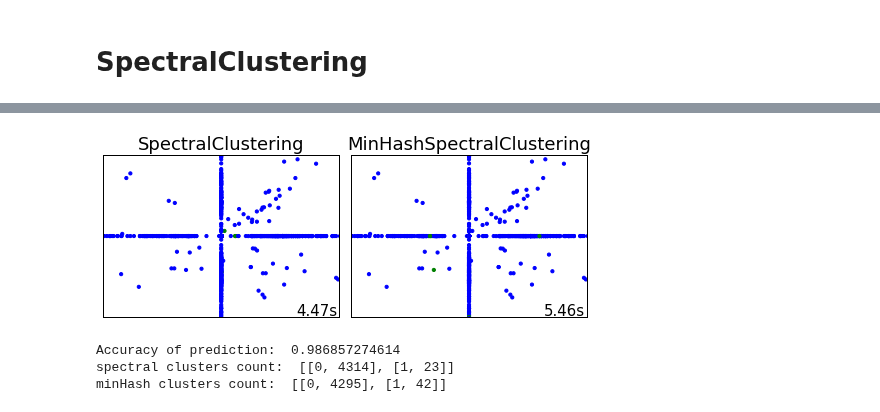
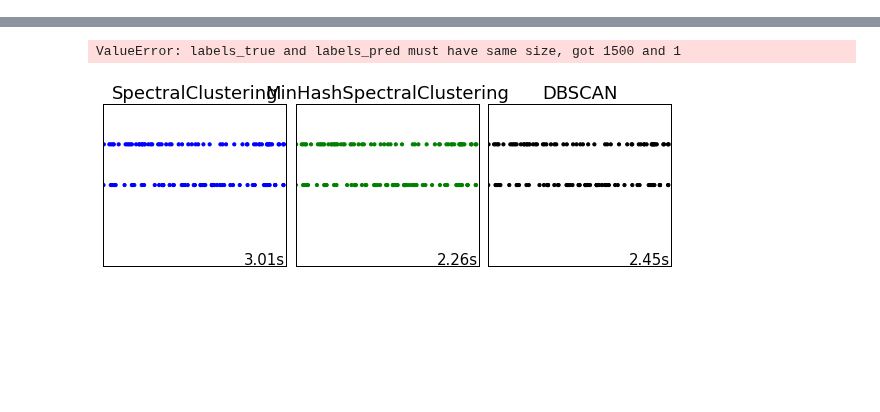
Before and after one commit to joachimwolff/sparse-neighbors-search, a Jupyter notebook: example/SpectralClustering.ipynb, the cells around one changed output, grey strips where cells are left out. Cells and saved outputs as stored; diff of their text form; code cells hidden in the pictures; blank space fills up the shorter version.

```diff
--- a/example/SpectralClustering.ipynb
+++ b/example/SpectralClustering.ipynb
@@ -1,2 +0,0 @@
-# %% [markdown]
-# SpectralClustering
@@ -23,24 +55,25 @@ from sklearn.preprocessing import StandardScaler
 from sklearn.random_projection import SparseRandomProjection
 
 from neighborsMinHash.clustering import MinHashSpectralClustering
+from neighborsMinHash.clustering import MinHashDBSCAN
 
 
 np.random.seed(0)
 
 # Generate datasets. We choose the size big enough to see the scalability
 # of the algorithms, but not too big to avoid too long running times
-n_samples = 1500
-noisy_circles = datasets.make_circles(n_samples=n_samples, factor=.5,
-                                      noise=.05)
-noisy_moons = datasets.make_moons(n_samples=n_samples, noise=.05)
-blobs = datasets.make_blobs(n_samples=n_samples, random_state=8)
-no_structure = np.random.rand(n_samples, 2), None
+# n_samples = 1500
+# noisy_circles = datasets.make_circles(n_samples=n_samples, factor=.5,
+#                                       noise=.05)
+# noisy_moons = datasets.make_moons(n_samples=n_samples, noise=.05)
+# blobs = datasets.make_blobs(n_samples=n_samples, random_state=8)
+# no_structure = np.random.rand(n_samples, 2), None
 
 colors = np.array([x for x in 'bgrcmykbgrcmykbgrcmykbgrcmyk'])
 colors = np.hstack([colors] * 20)
 
 clustering_names = [
-    'SpectralClustering', 'MinHashSpectralClustering']
+    'SpectralClustering', 'MinHashSpectralClustering', 'DBSCAN', 'MinHashDBSCAN']
 
 plt.figure(figsize=(len(clustering_names) * 2 + 3, 9.5))
 plt.subplots_adjust(left=.02, right=.98, bottom=.001, top=.96, wspace=.05,
@@ -48,11 +81,10 @@ plt.subplots_adjust(left=.02, right=.98, bottom=.001, top=.96, wspace=.05,
 
 plot_num = 1
 
-datasets = [noisy_circles, noisy_moons, blobs, no_structure]
+# datasets = [noisy_circles, noisy_moons, blobs, no_structure]
 #for i_dataset, dataset in enumerate(datasets):
 #X, y = dataset
-X = datasetBursi
-y = None
+X = data_sparse
 # normalize dataset for easier parameter selection
 #X = StandardScaler().fit_transform(X)
 
@@ -75,7 +107,9 @@ spectral = cluster.SpectralClustering(n_clusters=2,
 minHashSpectral = MinHashSpectralClustering(n_clusters=2,
                                       eigen_solver='arpack', n_neighbors=4)
 
-dbscan = cluster.DBSCAN(eps=.2)
+dbscanMinHash = MinHashDBSCAN(eps=.2)
+dbscan = cluster.DBSCAN(eps=.2, metric="euclidean")
+
 affinity_propagation = cluster.AffinityPropagation(damping=.9,
                                                    preference=-200)
 
@@ -87,7 +121,7 @@ birch = cluster.Birch(n_clusters=2)
 # clustering_algorithms = [
 #     two_means, affinity_propagation, spectral, minHashSpectral, ward, average_linkage,
 #     dbscan, birch]
-clustering_algorithms=[spectral, minHashSpectral]
+clustering_algorithms=[spectral, minHashSpectral, dbscan, dbscanMinHash]
 
 #print "X: ", X
 list_y = []
@@ -111,14 +145,23 @@ result = []
 for name, algorithm in zip(clustering_names, clustering_algorithms):
     # predict cluster memberships
     t0 = time.time()
-    algorithm.fit(X)
+#     algorithm.fit(X)
+#     t1 = time.time()
+    y_pred = algorithm.fit_predict(X)
     t1 = time.time()
-    if hasattr(algorithm, 'labels_'):
-        y_pred = algorithm.labels_.astype(np.int)
-    else:
-        y_pred = algorithm.predict(X)
-    print "y_pred: ", y_pred
-    result.append(y_pred)
+    y_pred = np.ravel(y_pred)
+
+#     print y_pred
+#     y_pred = y_pred.astype(np.int)
+#     if hasattr(algorithm, 'labels_'):
+#         y_pred = (algorithm.labels_).astype(np.int)
+#     else:
+#         y_pred = algorithm.predict(X)
+
+#     print "y_pred: ", y_pred
+#     print "y_true: ", y_true
+    print name, ": ", adjusted_rand_score(y_true, y_pred)
+#     result.append(y_pred)
     # plot
     plt.subplot(4, len(clustering_algorithms), plot_num)
     #if i_dataset == 0:
@@ -132,7 +175,7 @@ for name, algorithm in zip(clustering_names, clustering_algorithms):
     print "Size y: ", len(list_y)
     print "Size X: ", X.shape[0]
     print "Size X[1]: ", X.shape[1]
-    plt.scatter(x, y, color=colors[y_pred].tolist(), s=10)
+    plt.scatter(x, y_true, color=colors[y_pred].tolist(), s=10)
 
 #     if hasattr(algorithm, 'cluster_centers_'):
 #         centers = algorithm.cluster_centers_
@@ -148,9 +191,8 @@ for name, algorithm in zip(clustering_names, clustering_algorithms):
     plot_num += 1
 
 plt.show()
-
-print "Accuracy of prediction: ", accuracy_score(result[0], result[1])
-print "spectral clusters count: ", [[x,result[0].tolist().count(x)] for x in set(result[0])]
-print "minHash clusters count: ", [[x,result[1].tolist().count(x)] for x in set(result[1])]
+# print y
+# print y_pred
+print adjusted_rand_score(y_true, y_pred)
 # %% [output]
 Automatically created module for IPython interactive environment
@@ -165,4 +215,2 @@ Size X[1]:  1048577
+ValueError: labels_true and labels_pred must have same size, got 1500 and 1
-[figure, old version]
+[figure, new version]
-Accuracy of prediction:  0.986857274614
-spectral clusters count:  [[0, 4314], [1, 23]]
-minHash clusters count:  [[0, 4295], [1, 42]]
```
Also changed, not shown: parts of 4 cells of this notebook.
